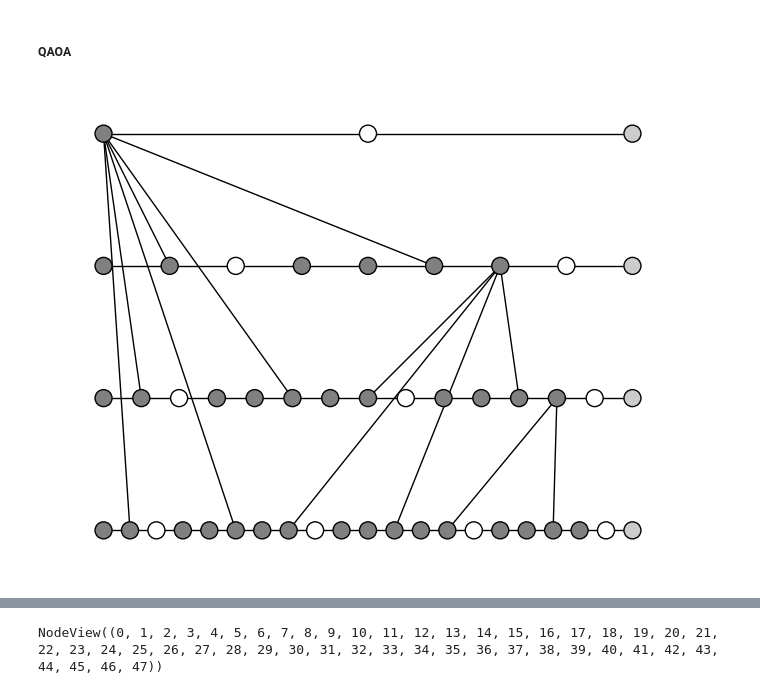
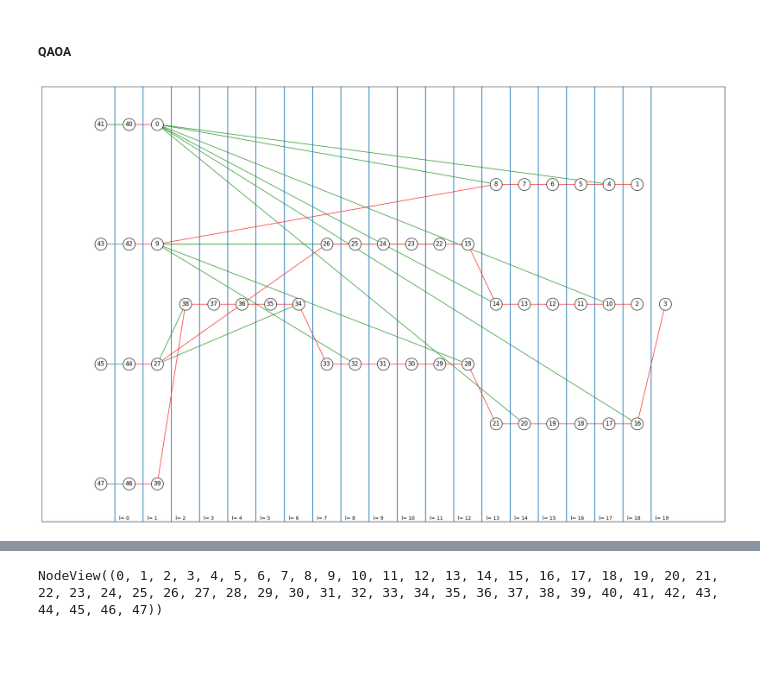
Before and after one commit to pafloxy/graphix_pafloxy, a Jupyter notebook: scratch/scratch_v1.ipynb, the cells around one changed output, grey strips where cells are left out. Saved outputs shown, nothing was run; the diff lists cells and outputs as text; code cells hidden in the pictures; blank space fills up the shorter version.

```diff
--- a/scratch/scratch_v1.ipynb
+++ b/scratch/scratch_v1.ipynb
@@ -77,12 +82,0 @@ from graphix.gflow import flow
-# %%
-def process_layer_data(graph: nx.Graph, layer_map: dict):
-
-    node_attributes = {}; max_l = max(set(layer_map.values()))
-    layer_data = {n: set() for n in range(max_l +1 )}
-
-    for v in graph.nodes():
-        # print(v); print(layer_data[v])
-        node_attributes[v] = {"layer" : layer_map[v]}
-        layer_data[layer_map[v]].add(v)
-
-    return {'attribute_data' : node_attributes, 'nodes_in_layers': layer_data, 'num_layers' : max_l  }
@@ -89,35 +111,5 @@ def process_layer_data(graph: nx.Graph, layer_map: dict):
 # %%
-n =     4
-xi = np.random.rand(6)
-theta = np.random.rand(4)
-g = nx.complete_graph(n)
-circuit = Circuit(n)
-for i, (u, v) in enumerate(g.edges):
-    circuit.cnot(u, v)
-    circuit.rz(v, xi[i])
-    circuit.cnot(u, v)
-for v in g.nodes:
-    circuit.rx(v, theta[v])
-
-#%%
-# transpile and get the graph state
-
-pattern = circuit.transpile()
-pattern.standardize()
-pattern.shift_signals()
-nodes, edges = pattern.get_graph()
-g = nx.Graph()
-g.add_nodes_from(nodes)
-g.add_edges_from(edges)
-
-#%%
-# script to specify graph node positions and colors.
-#
-# We work out how to place nodes on the plot, by using the flow-finding algorithm.
-
-
-from graphix.gflow import flow
-
+# from graphix.gflow import flow
 f, l_k = flow(g, {0, 1, 2, 3}, set(pattern.output_nodes))
 
 flow = [[i] for i in range(4)]
@@ -135,33 +127,62 @@ longest = np.max([len(flow[i]) for i in range(4)])
 pos = dict()
 for i in range(4):
     length = len(flow[i])
     fac = longest / (length - 1)
     for j in range(len(flow[i])):
         pos[flow[i][j]] = (fac * j, -i)
 
 # determine wheher or not a node will be measured in Pauli basis
 def get_clr_list(pattern):
     nodes, edges = pattern.get_graph()
     meas_list = pattern.get_measurement_commands()
     g = nx.Graph()
     g.add_nodes_from(nodes)
     g.add_edges_from(edges)
     clr_list = []
     for i in g.nodes:
         for cmd in meas_list:
             if cmd[1] == i:
                 if cmd[3] in [-1, -0.5, 0, 0.5, 1]:
                     clr_list.append([0.5, 0.5, 0.5])
                 else:
                     clr_list.append([1, 1, 1])
         if i in pattern.output_nodes:
             clr_list.append([0.8, 0.8, 0.8])
     return clr_list
 
 
 
 
-graph_params = {"with_labels": False, "node_size": 150, "node_color": get_clr_list(pattern), "edgecolors": "k"}
-nx.draw(g, pos=pos, **graph_params)
+# graph_params = {"with_labels": False, "node_size": 150, "node_color": get_clr_list(pattern), "edgecolors": "k"}
+# nx.draw(g, pos=pos, **graph_params)
+
+layer_data = process_layer_data(g, l_k)
+
+nx.set_node_attributes(g, layer_data['attribute_data'])
+
+graph_params = {"with_labels": True, "node_size": 600, "node_color": 'w', "edgecolors": "k"}
+pos = nx.multipartite_layout(g, subset_key= 'layer', align='vertical', scale= 100)
+
+plt.figure(figsize=(25,16))
+
+for layer in range(layer_data['num_layers']):
+    vertx_1 = next(iter(layer_data['nodes_in_layers'][layer])); xcoord_1 = pos[vertx_1][0]
+    vertx_2 = next(iter(layer_data['nodes_in_layers'][layer + 1])); xcoord_2 = pos[vertx_2][0]
+    xcoord = np.mean([xcoord_1, xcoord_2])
+    plt.axvline(xcoord)
+    plt.text(x= xcoord + 1.5, y= -18, s= 'l= ' + str(layer) )
+
+edge_color= []
+for u,v in g.edges():
+      if( u not in pattern.output_nodes and v not in pattern.output_nodes ) :
+        # print (u,v, u==f[v] or v== f[u])
+        if u==f[v] or v== f[u] :
+            edge_color.append('r')
+        else :
+            edge_color.append('g')
+
+
+nx.draw_networkx(g, pos= pos, **graph_params, edge_color = edge_color)
+# nx.draw_networkx_labels(g,pos, labels= {n:lab['layer'] for n,lab in layer_data.items() if n in pos});
 # %% [output]
-[figure, old version]
+[figure, new version]
```
Also changed, not shown: parts of 13 cells of this notebook, 4 other files.
